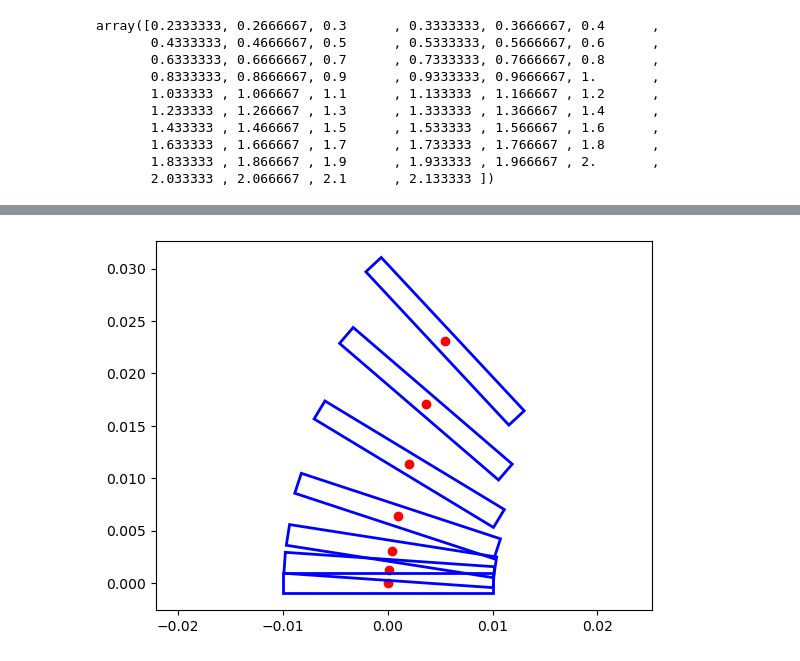
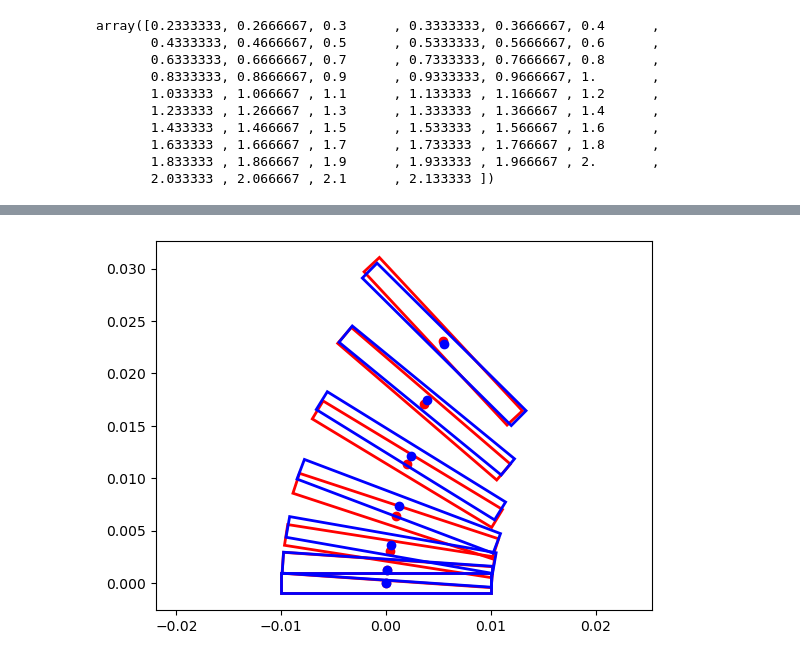
Before and after one commit to vas0x59/empirica_flying_coin, a Jupyter notebook: video_proc/proc.ipynb, the cells around one changed output, grey strips where cells are left out. Drawn from its saved outputs; the diff is of its cells as text; code cells hidden in the pictures.

```diff
--- a/video_proc/proc.ipynb
+++ b/video_proc/proc.ipynb
@@ -60,7 +60,7 @@ phis = np.zeros((len(t)))
 for i in range(len(t)):
 
     m, b = np.polyfit([mean_xy[i, 0], B_xy[i, 0], C_xy[i, 0]], [mean_xy[i, 1], B_xy[i, 1], C_xy[i, 1]], 1)
-    phi = np.arctan(m)
+    phi = -np.arctan(m)
     print(np.rad2deg(phi))
     phis[i] = phi
 # %% [output]
@@ -119,7 +119,7 @@ array([0.2333333, 0.2666667, 0.3      , 0.3333333, 0.3666667, 0.4      ,
        1.833333 , 1.866667 , 1.9      , 1.933333 , 1.966667 , 2.       ,
        2.033333 , 2.066667 , 2.1      , 2.133333 ])
 # %%
-def rect_patch(x, y, theta):
+def rect_patch(x, y, theta, c="k"):
     w, h = 0.02, 0.002   # Width and Height
     # Compute rectangle corners (centered at origin)
     rect_corners = np.array([
@@ -129,10 +129,10 @@ def rect_patch(x, y, theta):
         [-w/2, h/2]
     ])
     rotation_matrix = np.array([
-        [np.cos(theta), -np.sin(theta)],
-        [np.sin(theta), np.cos(theta)]
+        [np.cos(theta), np.sin(theta)],
+        [-np.sin(theta), np.cos(theta)]
     ])
 
     # Rotate and translate rectangle
     rotated_corners = rect_corners @ rotation_matrix.T + np.array([x, y])
-    return Polygon(rotated_corners, edgecolor="blue", facecolor="none", lw=2)
+    return Polygon(rotated_corners, edgecolor=c, facecolor="none", lw=2)
@@ -139,18 +152,37 @@ def rect_patch(x, y, theta):
 # %%
 T = np.linspace(0, 2, 7)
+# T = t[:-2][::9]
 X = interp_x(T); X -= X[0]
 Y = interp_y(T); Y -= Y[0]
 P = interp_phi(T); P -= P[0]
 
 
 
 fig, ax = plt.subplots()
 
 plt.axis("equal")
 
 plt.scatter(X, Y, c="r")
 
 for i in zip(X, Y, P):
-    ax.add_patch(rect_patch(*i))
+    ax.add_patch(rect_patch(*i, c="r"))
+
+
+# T = np.linspace(0, 2, 7)
+T = t[:-2][::9]
+X = interp_x(T); X -= X[0]
+Y = interp_y(T); Y -= Y[0]
+P = interp_phi(T); P -= P[0]
+
+
+
+# fig, ax = plt.subplots()
+
+plt.axis("equal")
+
+plt.scatter(X, Y, c="b")
+
+for i in zip(X, Y, P):
+    ax.add_patch(rect_patch(*i, c="b"))
 # %% [output]
-[figure, old version]
+[figure, new version]
```
Also changed, not shown: parts of 7 cells of this notebook, 10 other files.
